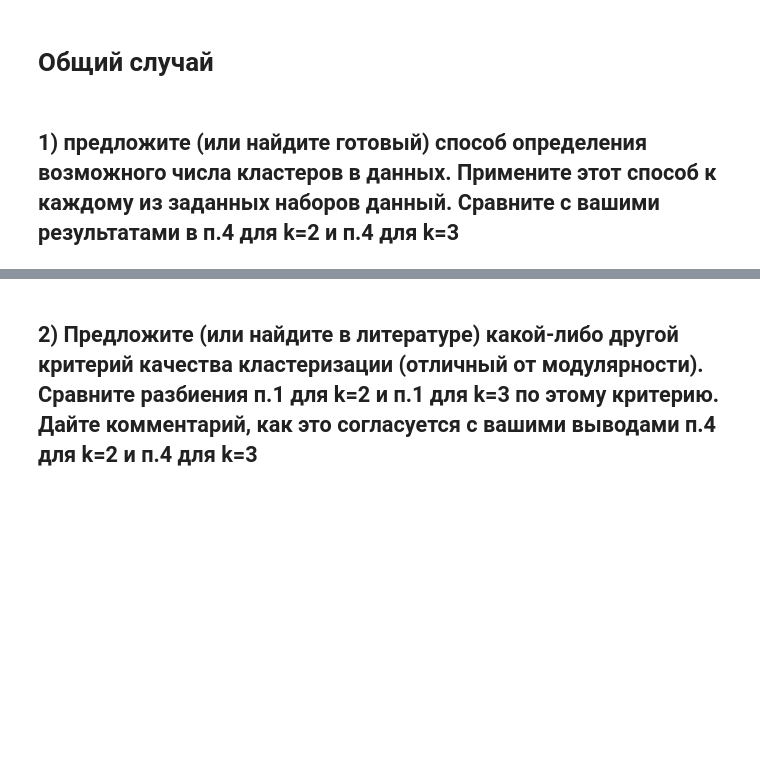
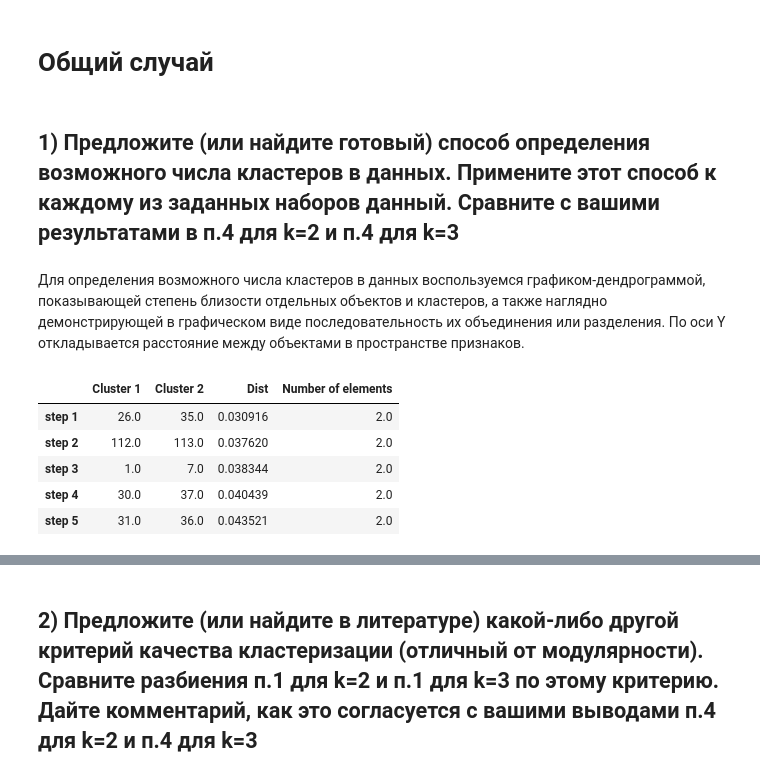
Before and after one commit to DenisKabanov/modern_data_analysis_methods, a Jupyter notebook: lab2/task2.ipynb, the cells around one changed output, grey strips where cells are left out. Cells and saved outputs as stored; diff of their text form; code cells hidden in the pictures; blank space fills up the shorter version.

```diff
--- a/lab2/task2.ipynb
+++ b/lab2/task2.ipynb
@@ -830,4 +835,6 @@ print_graph(similarity_Y, clusters=clusters_Y[3]["Spectral algorithm"], threshol
 # %% [markdown]
 # Общий случай
 # %% [markdown]
-## 1) предложите (или найдите готовый) способ определения возможного числа кластеров в данных. Примените этот способ к каждому из заданных наборов данный. Сравните с вашими результатами в п.4 для k=2 и п.4 для k=3
+## 1) Предложите (или найдите готовый) способ определения возможного числа кластеров в данных. Примените этот способ к каждому из заданных наборов данный. Сравните с вашими результатами в п.4 для k=2 и п.4 для k=3
+# %% [markdown]
+Для определения возможного числа кластеров в данных воспользуемся графиком-дендрограммой, показывающей степень близости отдельных объектов и кластеров, а также наглядно демонстрирующей в графическом виде последовательность их объединения или разделения. По оси Y откладывается расстояние между объектами в пространстве признаков.
@@ -833,0 +863,9 @@ print_graph(similarity_Y, clusters=clusters_Y[3]["Spectral algorithm"], threshol
+# %%
+link_X.head(5) # пример вывода шагов объединения
+# %% [output]
+|  | Cluster 1 | Cluster 2 | Dist | Number of elements |
+| step 1 | 26.0 | 35.0 | 0.030916 | 2.0 |
+| step 2 | 112.0 | 113.0 | 0.037620 | 2.0 |
+| step 3 | 1.0 | 7.0 | 0.038344 | 2.0 |
+| step 4 | 30.0 | 37.0 | 0.040439 | 2.0 |
+| step 5 | 31.0 | 36.0 | 0.043521 | 2.0 |
```
Also changed, not shown: parts of 16 cells of this notebook.
